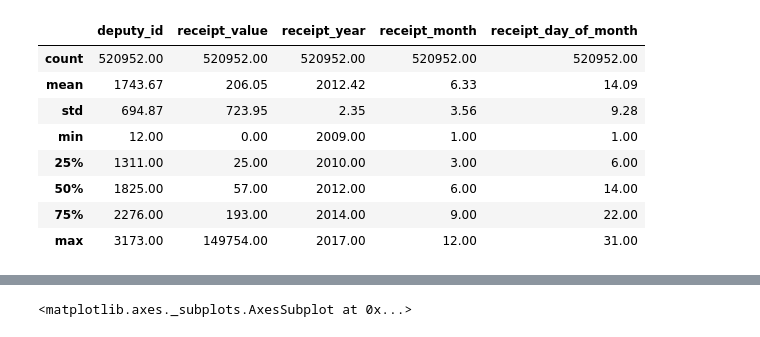
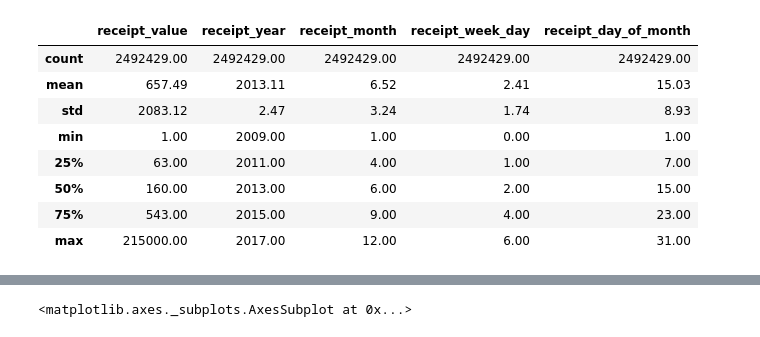
Before and after one commit to mavgarcia/data_analysis, a Jupyter notebook: deputies_reimbursements.ipynb, the cells around one changed output, grey strips where cells are left out. Saved outputs shown, nothing was run; the diff lists cells and outputs as text; code cells hidden in the pictures.

```diff
--- a/deputies_reimbursements.ipynb
+++ b/deputies_reimbursements.ipynb
@@ -18,17 +18,17 @@ pd.options.display.float_format = '{:.2f}'.format
 # %%
 tipos = {
     'bugged_date': 'category',
-    'deputy_id': np.int64,
+    'deputy_id': 'category',
     'political_party': 'category',
     'state_code': 'category',
-    'deputy_name': object,
+    'deputy_name': 'category',
     'receipt_social_security_number': object,
-    'receipt_description': object,
+    'receipt_description': 'category',
     'establishment_name': object,
     'receipt_value': np.float64
 }
 reembolsos = pd.read_csv('./deputies_reimbursements/deputies_dataset.csv', dtype=tipos, parse_dates=['receipt_date'])
 reembolsos['receipt_year'] = pd.DatetimeIndex(reembolsos['receipt_date']).year
 reembolsos['receipt_month'] = pd.DatetimeIndex(reembolsos['receipt_date']).month
+reembolsos['receipt_week_day'] = pd.DatetimeIndex(reembolsos['receipt_date']).weekday
 reembolsos['receipt_day_of_month'] = pd.DatetimeIndex(reembolsos['receipt_date']).day
-reembolsos['qtd_reembolsos'] = 1
@@ -70,14 +52,18 @@ sns.heatmap(reembolsos.isnull())
 # %%
-# Não estou interessado em recibos em que eu não consiga identificar o CNPJ/CPF do estabelecimento, apesar disso, eventualmente
-# poderíamos avaliar o que consta aqui.
-reembolsos.loc[reembolsos['receipt_social_security_number'].isnull()].describe()
+# Não estou interessado em recibos em que eu não consiga identificar o CNPJ/CPF do estabelecimento
+# Também não tenho interesse em avaliar recibos com valor igual a 0.
+reembolsos = reembolsos.loc[(~ reembolsos['receipt_social_security_number'].isnull())]
+reembolsos = reembolsos.loc[(reembolsos['receipt_social_security_number'] != '0.0')]
+reembolsos = reembolsos.loc[(reembolsos['receipt_value']!=0)]
+reembolsos.sort_values(['deputy_name','receipt_social_security_number','receipt_date'], inplace=True)
+reembolsos.describe()
 # %% [output]
-|  | deputy_id | receipt_value | receipt_year | receipt_month | receipt_day_of_month |
-| count | 520952.00 | 520952.00 | 520952.00 | 520952.00 | 520952.00 |
-| mean | 1743.67 | 206.05 | 2012.42 | 6.33 | 14.09 |
-| std | 694.87 | 723.95 | 2.35 | 3.56 | 9.28 |
-| min | 12.00 | 0.00 | 2009.00 | 1.00 | 1.00 |
-| 25% | 1311.00 | 25.00 | 2010.00 | 3.00 | 6.00 |
-| 50% | 1825.00 | 57.00 | 2012.00 | 6.00 | 14.00 |
-| 75% | 2276.00 | 193.00 | 2014.00 | 9.00 | 22.00 |
-| max | 3173.00 | 149754.00 | 2017.00 | 12.00 | 31.00 |
+|  | receipt_value | receipt_year | receipt_month | receipt_week_day | receipt_day_of_month |
+| count | 2492429.00 | 2492429.00 | 2492429.00 | 2492429.00 | 2492429.00 |
+| mean | 657.49 | 2013.11 | 6.52 | 2.41 | 15.03 |
+| std | 2083.12 | 2.47 | 3.24 | 1.74 | 8.93 |
+| min | 1.00 | 2009.00 | 1.00 | 0.00 | 1.00 |
+| 25% | 63.00 | 2011.00 | 4.00 | 1.00 | 7.00 |
+| 50% | 160.00 | 2013.00 | 6.00 | 2.00 | 15.00 |
+| 75% | 543.00 | 2015.00 | 9.00 | 4.00 | 23.00 |
+| max | 215000.00 | 2017.00 | 12.00 | 6.00 | 31.00 |
```
Also changed, not shown: parts of 12 cells of this notebook.
